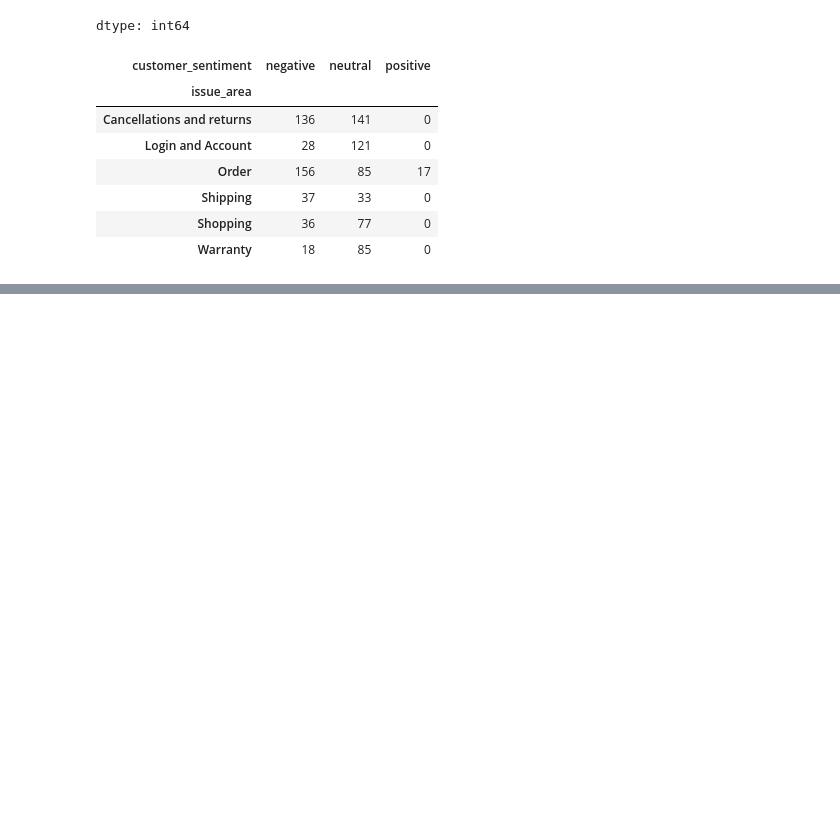
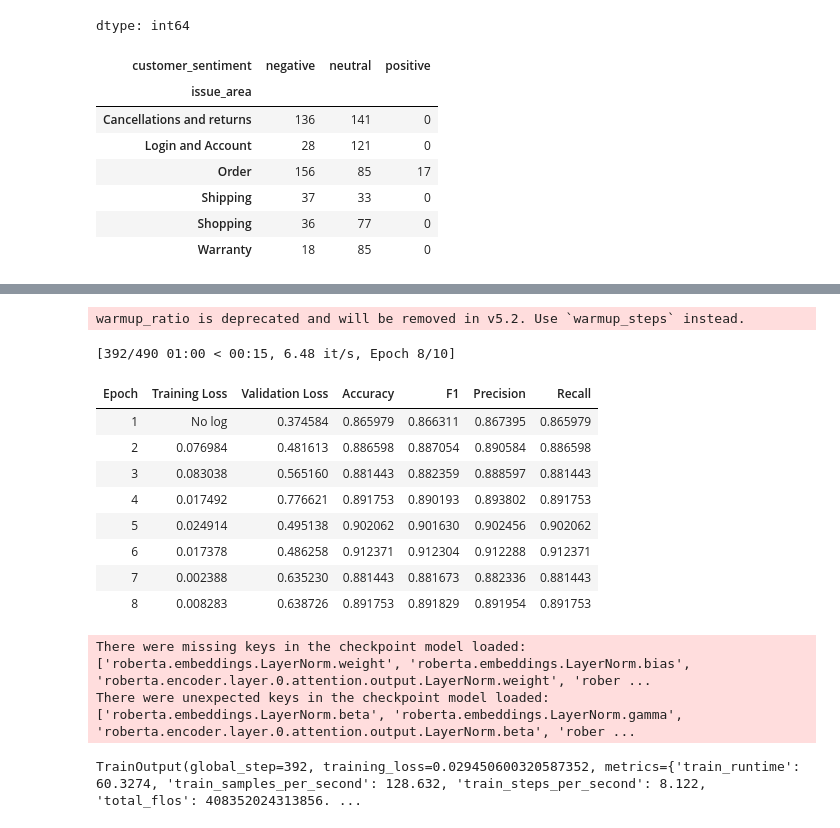
Before and after one commit to aleynakirmizi/DI_725_Assignment_1, a Jupyter notebook: e274020_DI725_assignment1.ipynb, the cells around one changed output, grey strips where cells are left out. Cells and saved outputs as stored; diff of their text form; code cells hidden in the pictures; blank space fills up the shorter version.

```diff
--- a/e274020_DI725_assignment1.ipynb
+++ b/e274020_DI725_assignment1.ipynb
@@ -252,0 +344,7 @@ fig4.show()
+# %%
+from transformers import AutoModelForSequenceClassification # Added this import
+
+model = AutoModelForSequenceClassification.from_pretrained(
+    "roberta-base",
+    num_labels=3
+)
@@ -252,0 +411,54 @@ fig4.show()
+# %%
+training_args = TrainingArguments(
+    output_dir="./results",
+
+    num_train_epochs=10,
+    learning_rate=2e-5,
+    per_device_train_batch_size=16,
+    per_device_eval_batch_size=16,
+
+    weight_decay=0.01,
+
+    eval_strategy="epoch",
+    save_strategy="epoch",
+
+    load_best_model_at_end=True,
+    metric_for_best_model="f1",
+
+    logging_strategy="steps",
+    logging_steps=50,
+
+    report_to="wandb",
+    run_name="roberta-sentiment-analysis",
+
+    warmup_ratio=0.1,
+    seed=42
+)
+# %% [output]
+warmup_ratio is deprecated and will be removed in v5.2. Use `warmup_steps` instead.
+# %%
+from transformers import EarlyStoppingCallback
+trainer = CustomTrainer(
+    model=model,
+    args=training_args,
+    train_dataset=train_dataset,
+    eval_dataset=val_dataset,
+    compute_metrics=compute_metrics,
+    callbacks=[EarlyStoppingCallback(early_stopping_patience=2)]
+)
+# %%
+trainer.train()
+# %% [output]
+[392/490 01:00 < 00:15, 6.48 it/s, Epoch 8/10]
+| Epoch | Training Loss | Validation Loss | Accuracy | F1 | Precision | Recall |
+| 1 | No log | 0.374584 | 0.865979 | 0.866311 | 0.867395 | 0.865979 |
+| 2 | 0.076984 | 0.481613 | 0.886598 | 0.887054 | 0.890584 | 0.886598 |
+| 3 | 0.083038 | 0.565160 | 0.881443 | 0.882359 | 0.888597 | 0.881443 |
+| 4 | 0.017492 | 0.776621 | 0.891753 | 0.890193 | 0.893802 | 0.891753 |
+| 5 | 0.024914 | 0.495138 | 0.902062 | 0.901630 | 0.902456 | 0.902062 |
+| 6 | 0.017378 | 0.486258 | 0.912371 | 0.912304 | 0.912288 | 0.912371 |
+| 7 | 0.002388 | 0.635230 | 0.881443 | 0.881673 | 0.882336 | 0.881443 |
+| 8 | 0.008283 | 0.638726 | 0.891753 | 0.891829 | 0.891954 | 0.891753 |
+There were missing keys in the checkpoint model loaded: ['roberta.embeddings.LayerNorm.weight', 'roberta.embeddings.LayerNorm.bias', 'roberta.encoder.layer.0.attention.output.LayerNorm.weight', 'rober ...
+There were unexpected keys in the checkpoint model loaded: ['roberta.embeddings.LayerNorm.beta', 'roberta.embeddings.LayerNorm.gamma', 'roberta.encoder.layer.0.attention.output.LayerNorm.beta', 'rober ...
+TrainOutput(global_step=392, training_loss=0.029450600320587352, metrics={'train_runtime': 60.3274, 'train_samples_per_second': 128.632, 'train_steps_per_second': 8.122, 'total_flos': 408352024313856. ...
```
Also changed, not shown: parts of 26 cells of this notebook.
